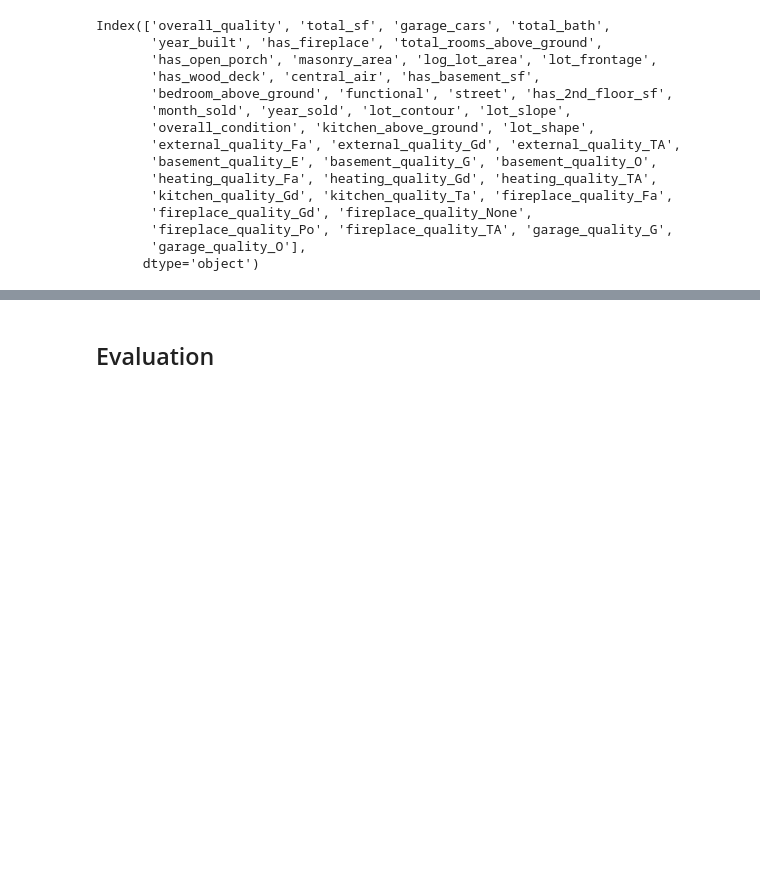
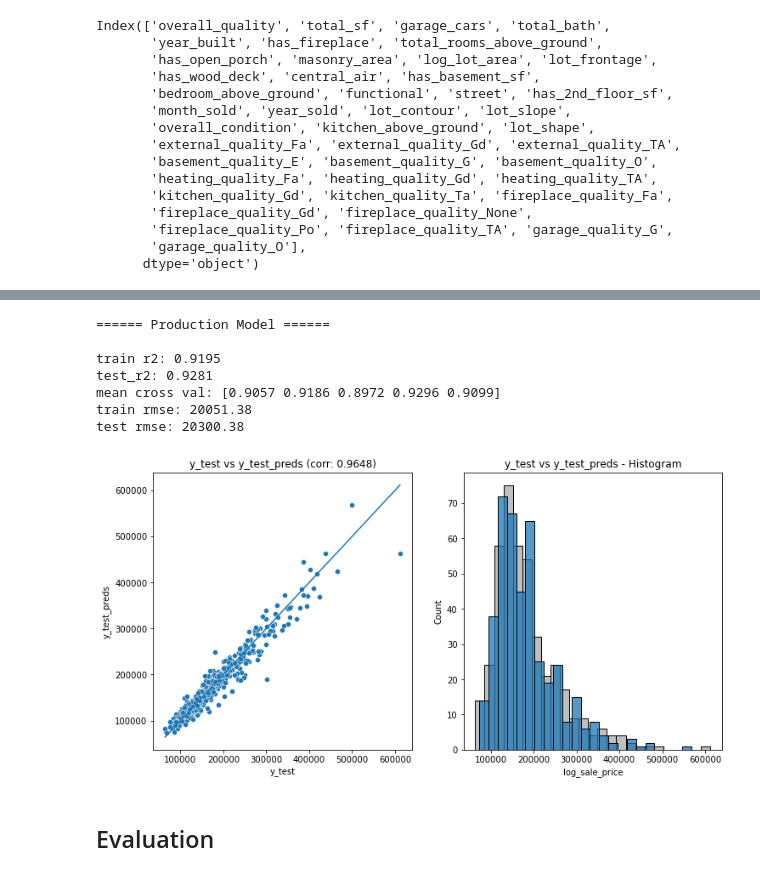
Before and after one commit to krisgch/dsi_project_ames, a Jupyter notebook: code/06_production_model_evaluation.ipynb, the cells around one changed output, grey strips where cells are left out. Drawn from its saved outputs; the diff is of its cells as text; code cells hidden in the pictures; blank space fills up the shorter version.

```diff
--- a/code/06_production_model_evaluation.ipynb
+++ b/code/06_production_model_evaluation.ipynb
@@ -193,3 +144,73 @@ test rmse: 21084.5
+# %%
+# train test split and instantiate
+X_train, X_test, y_train, y_test = train_test_split(X,y, test_size=0.2,random_state=42)
+lr = LinearRegression()
+
+# transform y to ln
+y_train_log = np.log(y_train)
+y_test_log = np.log(y_test)
+
+# fit model to ln(y)
+lr.fit(X_train,y_train_log)
+
+# predict train and test
+y_train_pred_log = lr.predict(X_train)
+y_test_pred_log = lr.predict(X_test)
+
+# exponential transform ln(y) back to y
+y_train_preds = np.exp(y_train_pred_log)
+y_test_preds = np.exp(y_test_pred_log)
+
+# print model name
+print()
+print(" Production Model ".center(30, "="))
+
+# train test R^2 scores
+train_r2 = lr.score(X_train,y_train_log)
+test_r2 = lr.score(X_test,y_test_log)
+
+# cross validation score
+mean_cross_val = cross_val_score(lr, X_train, y_train_log)
+
+# metrics (comparing y_preds with y)
+rmse_train = round(metrics.mean_squared_error(y_train,y_train_preds,squared=False),2)
+rmse_test = round(metrics.mean_squared_error(y_test,y_test_preds,squared=False),2)
+
+# print model scores
+print()
+print(f"train r2: {train_r2.round(4)}")
+print(f"test_r2: {test_r2.round(4)}")
+print(f"mean cross val: {mean_cross_val.round(4)}")
+print(f"train rmse: {rmse_train}")
+print(f"test rmse: {rmse_test}")
+
+# create plots of predictions vs true values - to help visualize model performance
+fig, axes = plt.subplots(1, 2, figsize=(12,6))
+
+# correlation calculation
+cor = np.corrcoef(y_test,y_test_preds)
+
+# scatter plot (left) of y_test vs y_test_preds
+plot1 = sns.scatterplot(ax=axes[0],x=y_test,y=y_test_preds)
+sns.lineplot(ax=axes[0],x=y_test,y=y_test)
+plot1.set_xlabel('y_test')
+plot1.set_ylabel('y_test_preds')
+plot1.set_title(f"y_test vs y_test_preds (corr: {cor[0][1].round(4)})")
+
+# histogram (right) of y_test vs y_test_preds
+plot2 = sns.histplot(ax=axes[1],x=y_test,color='grey',alpha=0.5)
+plot2 = sns.histplot(ax=axes[1],x=y_test_preds)
+plot2.set_title(f"y_test vs y_test_preds - Histogram")
+plot2.set_xlabel('log_sale_price');
+# %% [output]
+====== Production Model ======
+
+train r2: 0.9195
+test_r2: 0.9281
+mean cross val: [0.9057 0.9186 0.8972 0.9296 0.9099]
+train rmse: 20051.38
+test rmse: 20300.38
+[figure, added]
 # %% [markdown]
 ## Evaluation
 # %% [markdown]
```
Also changed, not shown: parts of 8 cells of this notebook, 14 other files.
